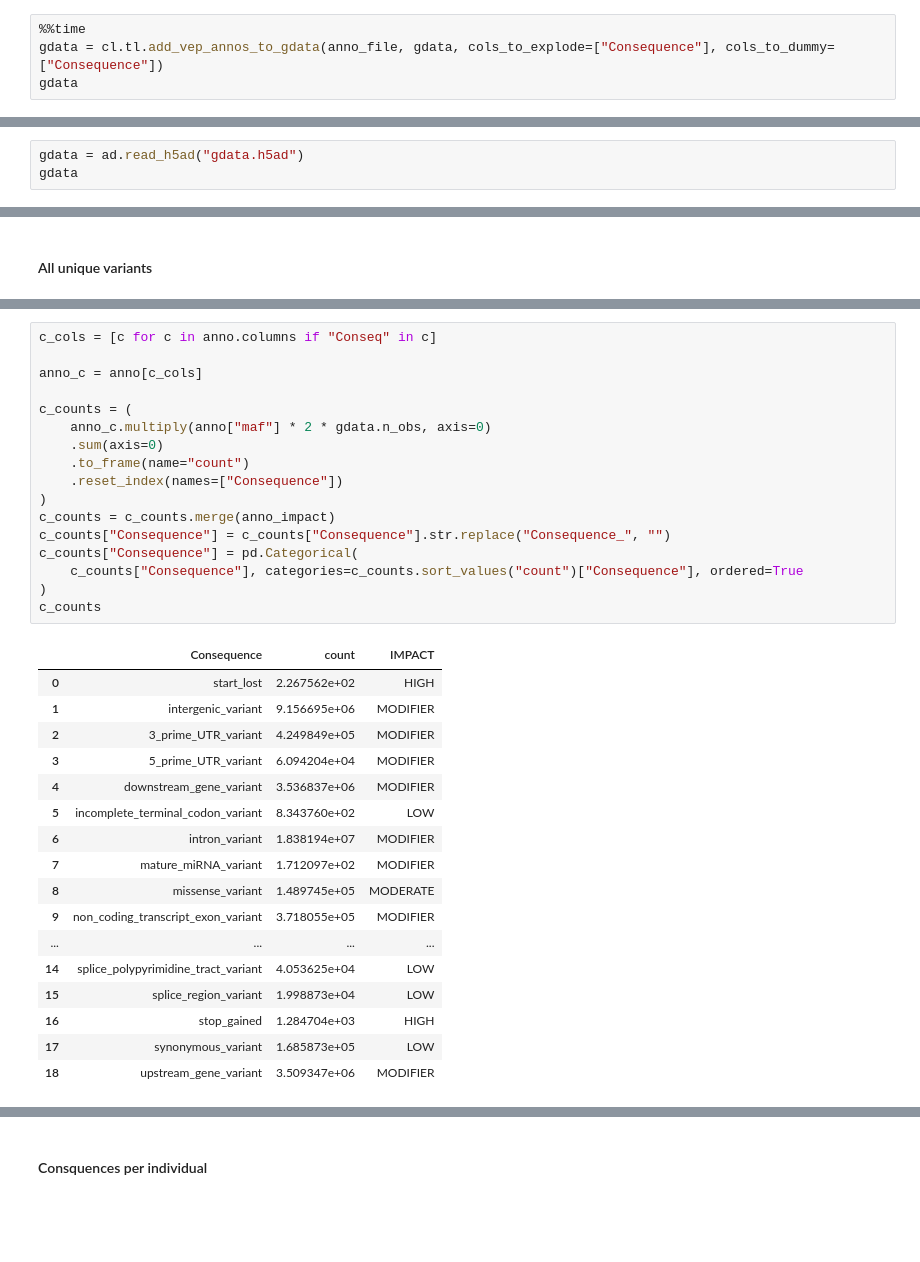
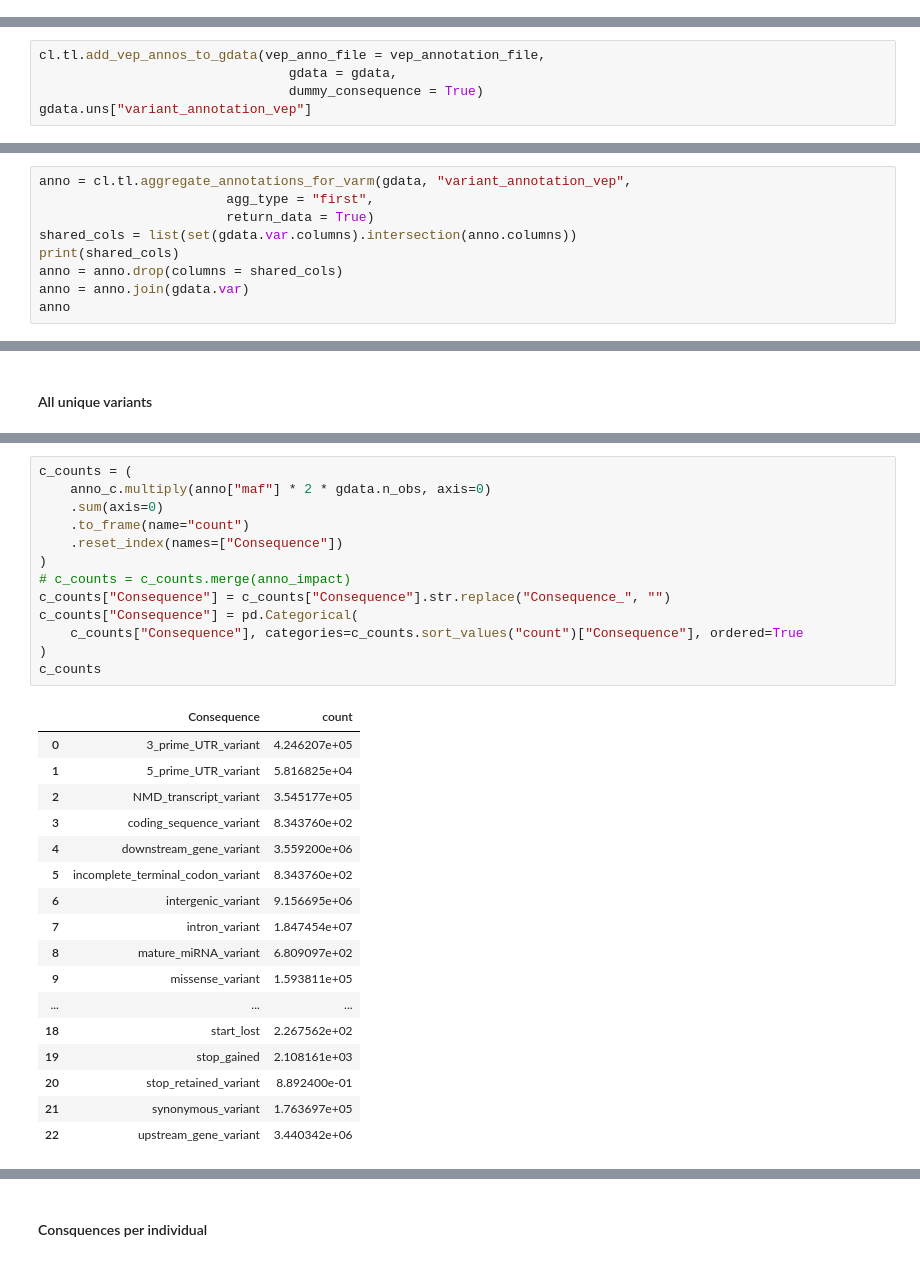
Before and after one commit to theislab/cellink, a Jupyter notebook: docs/tutorials/explore_annotations.ipynb, the cells around one changed output, grey strips where cells are left out. Saved outputs shown, nothing was run; the diff lists cells and outputs as text; blank space fills up the shorter version.

```diff
--- a/docs/tutorials/explore_annotations.ipynb
+++ b/docs/tutorials/explore_annotations.ipynb
@@ -50,4 +51,0 @@ config_file = "../docs/example/config.yaml"
-# %%
-%%time
-gdata = cl.tl.add_vep_annos_to_gdata(anno_file, gdata, cols_to_explode=["Consequence"], cols_to_dummy=["Consequence"])
-gdata
@@ -75,0 +52,5 @@ AnnData object with n_obs × n_vars = 1034 × 143083
+# %%
+cl.tl.add_vep_annos_to_gdata(vep_anno_file = vep_annotation_file,
+                                gdata = gdata,
+                                dummy_consequence = True)
+gdata.uns["variant_annotation_vep"]
@@ -92,3 +180,0 @@ gdata.write("gdata.h5ad")
-# %%
-gdata = ad.read_h5ad("gdata.h5ad")
-gdata
@@ -103,0 +183,9 @@ anno = gdata.var.join(gdata.varm["annotations_0"])
+# %%
+anno = cl.tl.aggregate_annotations_for_varm(gdata, "variant_annotation_vep",
+                        agg_type = "first",
+                        return_data = True)
+shared_cols = list(set(gdata.var.columns).intersection(anno.columns))
+print(shared_cols)
+anno = anno.drop(columns = shared_cols)
+anno = anno.join(gdata.var)
+anno
@@ -177,38 +286,34 @@ Index(['Consequence', 'IMPACT'], dtype='object')
 # %%
-c_cols = [c for c in anno.columns if "Conseq" in c]
-
-anno_c = anno[c_cols]
-
 c_counts = (
     anno_c.multiply(anno["maf"] * 2 * gdata.n_obs, axis=0)
     .sum(axis=0)
     .to_frame(name="count")
     .reset_index(names=["Consequence"])
 )
-c_counts = c_counts.merge(anno_impact)
+# c_counts = c_counts.merge(anno_impact)
 c_counts["Consequence"] = c_counts["Consequence"].str.replace("Consequence_", "")
 c_counts["Consequence"] = pd.Categorical(
     c_counts["Consequence"], categories=c_counts.sort_values("count")["Consequence"], ordered=True
 )
 c_counts
 # %% [output]
-|  | Consequence | count | IMPACT |
-| 0 | start_lost | 2.267562e+02 | HIGH |
-| 1 | intergenic_variant | 9.156695e+06 | MODIFIER |
-| 2 | 3_prime_UTR_variant | 4.249849e+05 | MODIFIER |
-| 3 | 5_prime_UTR_variant | 6.094204e+04 | MODIFIER |
-| 4 | downstream_gene_variant | 3.536837e+06 | MODIFIER |
-| 5 | incomplete_terminal_codon_variant | 8.343760e+02 | LOW |
-| 6 | intron_variant | 1.838194e+07 | MODIFIER |
-| 7 | mature_miRNA_variant | 1.712097e+02 | MODIFIER |
-| 8 | missense_variant | 1.489745e+05 | MODERATE |
-| 9 | non_coding_transcript_exon_variant | 3.718055e+05 | MODIFIER |
-| ... | ... | ... | ... |
-| 14 | splice_polypyrimidine_tract_variant | 4.053625e+04 | LOW |
-| 15 | splice_region_variant | 1.998873e+04 | LOW |
-| 16 | stop_gained | 1.284704e+03 | HIGH |
-| 17 | synonymous_variant | 1.685873e+05 | LOW |
-| 18 | upstream_gene_variant | 3.509347e+06 | MODIFIER |
+|  | Consequence | count |
+| 0 | 3_prime_UTR_variant | 4.246207e+05 |
+| 1 | 5_prime_UTR_variant | 5.816825e+04 |
+| 2 | NMD_transcript_variant | 3.545177e+05 |
+| 3 | coding_sequence_variant | 8.343760e+02 |
+| 4 | downstream_gene_variant | 3.559200e+06 |
+| 5 | incomplete_terminal_codon_variant | 8.343760e+02 |
+| 6 | intergenic_variant | 9.156695e+06 |
+| 7 | intron_variant | 1.847454e+07 |
+| 8 | mature_miRNA_variant | 6.809097e+02 |
+| 9 | missense_variant | 1.593811e+05 |
+| ... | ... | ... |
+| 18 | start_lost | 2.267562e+02 |
+| 19 | stop_gained | 2.108161e+03 |
+| 20 | stop_retained_variant | 8.892400e-01 |
+| 21 | synonymous_variant | 1.763697e+05 |
+| 22 | upstream_gene_variant | 3.440342e+06 |
 # %%
 plot = (
     ggplot(c_counts, aes(x="Consequence", y="count"))  # Specify the x and y variables
```
Also changed, not shown: parts of 31 cells of this notebook, 4 other files.
